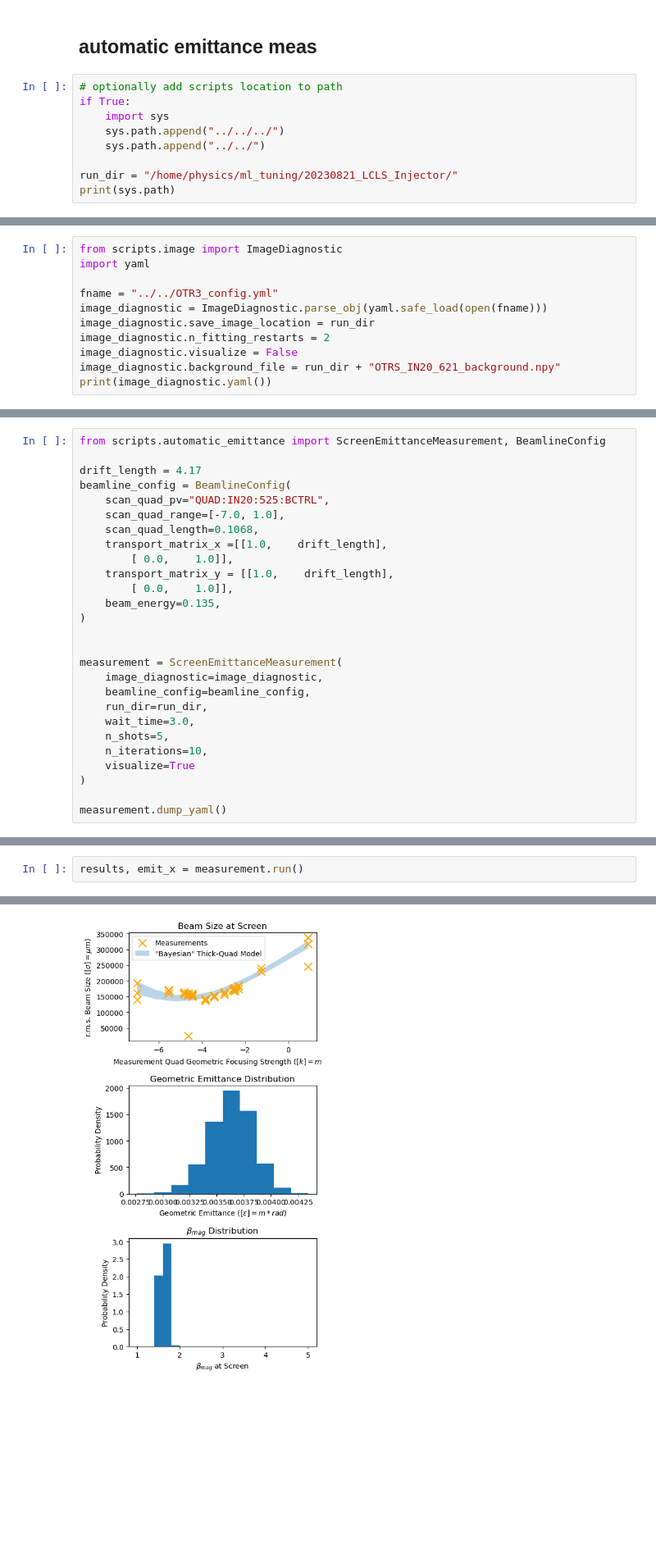
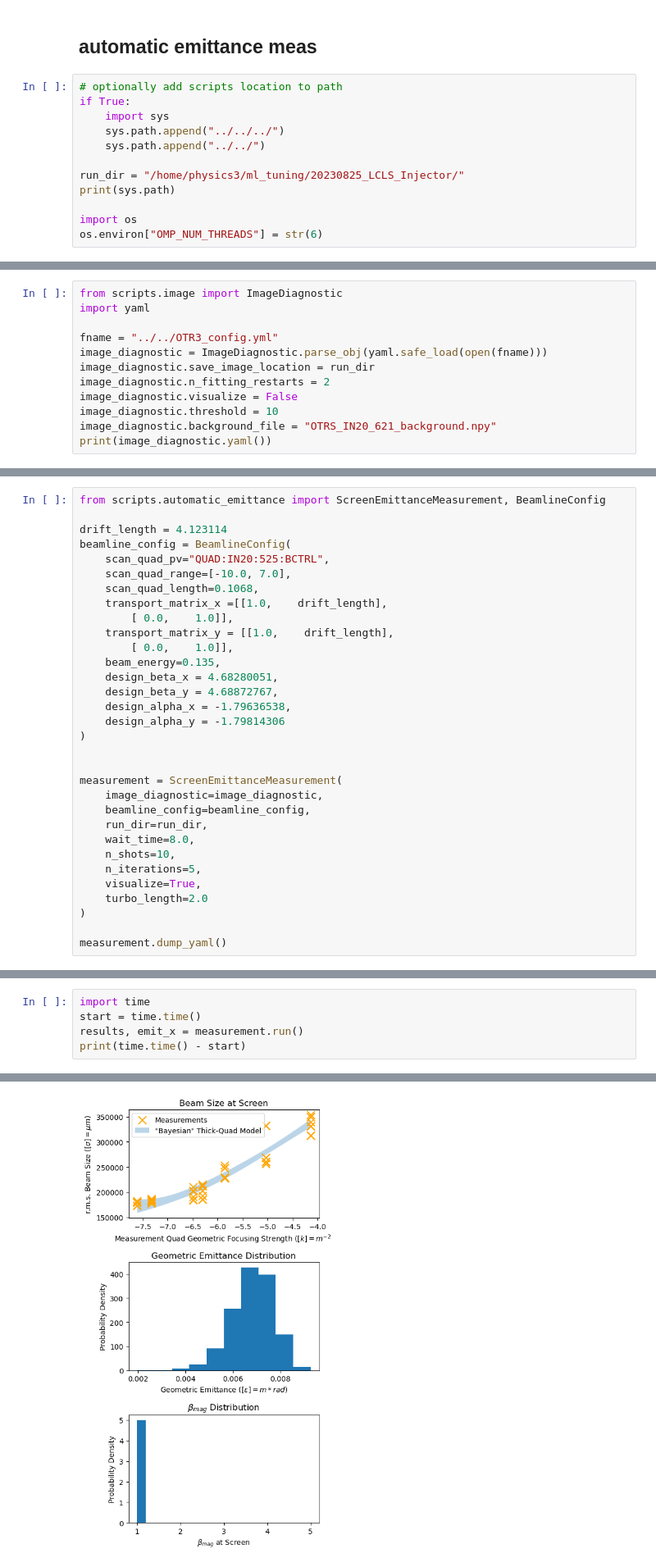
Before and after one commit to t-bz/SLAC_Xopt, a Jupyter notebook: lcls/emittance/emittance_optimization/automatic_emittance_meas.ipynb, the cells around one changed output, grey strips where cells are left out. Shown at 82% size. Drawn from its saved outputs; the diff is of its cells as text; blank space fills up the shorter version.

```diff
--- a/lcls/emittance/emittance_optimization/automatic_emittance_meas.ipynb
+++ b/lcls/emittance/emittance_optimization/automatic_emittance_meas.ipynb
@@ -7,6 +7,9 @@ if True:
     sys.path.append("../../../")
     sys.path.append("../../")
 
-run_dir = "/home/physics/ml_tuning/20230821_LCLS_Injector/"
+run_dir = "/home/physics3/ml_tuning/20230825_LCLS_Injector/"
 print(sys.path)
+
+import os
+os.environ["OMP_NUM_THREADS"] = str(6)
 # %% [output]
@@ -20,7 +23,8 @@ image_diagnostic = ImageDiagnostic.parse_obj(yaml.safe_load(open(fname)))
 image_diagnostic.save_image_location = run_dir
 image_diagnostic.n_fitting_restarts = 2
 image_diagnostic.visualize = False
-image_diagnostic.background_file = run_dir + "OTRS_IN20_621_background.npy"
+image_diagnostic.threshold = 10
+image_diagnostic.background_file = "OTRS_IN20_621_background.npy"
 print(image_diagnostic.yaml())
 # %% [output]
 {screen_name: 'OTRS:IN20:621', array_data_suffix: IMAGE, array_n_cols_suffix: ROI_XNP,
@@ -32,16 +52,20 @@ print(image_diagnostic.yaml())
 # %%
 from scripts.automatic_emittance import ScreenEmittanceMeasurement, BeamlineConfig
 
-drift_length = 4.17
+drift_length = 4.123114
 beamline_config = BeamlineConfig(
     scan_quad_pv="QUAD:IN20:525:BCTRL",
-    scan_quad_range=[-7.0, 1.0],
+    scan_quad_range=[-10.0, 7.0],
     scan_quad_length=0.1068,
     transport_matrix_x =[[1.0,    drift_length],
         [ 0.0,    1.0]],
     transport_matrix_y = [[1.0,    drift_length],
         [ 0.0,    1.0]],
     beam_energy=0.135,
+    design_beta_x = 4.68280051,
+    design_beta_y = 4.68872767,
+    design_alpha_x = -1.79636538,
+    design_alpha_y = -1.79814306
 )
 
 
@@ -49,10 +73,11 @@ measurement = ScreenEmittanceMeasurement(
     image_diagnostic=image_diagnostic,
     beamline_config=beamline_config,
     run_dir=run_dir,
-    wait_time=3.0,
-    n_shots=5,
-    n_iterations=10,
-    visualize=True
+    wait_time=8.0,
+    n_shots=10,
+    n_iterations=5,
+    visualize=True,
+    turbo_length=2.0
 )
 
 measurement.dump_yaml()
@@ -59,3 +88,6 @@ measurement.dump_yaml()
 # %%
+import time
+start = time.time()
 results, emit_x = measurement.run()
+print(time.time() - start)
 # %% [output]
@@ -76 +114 @@ tensor([0.1222], dtype=torch.float64, grad_fn=<AddBackward0>)
-[figure, old version]
+[figure, new version]
```
Also changed, not shown: parts of 14 cells of this notebook, 19 other files.
